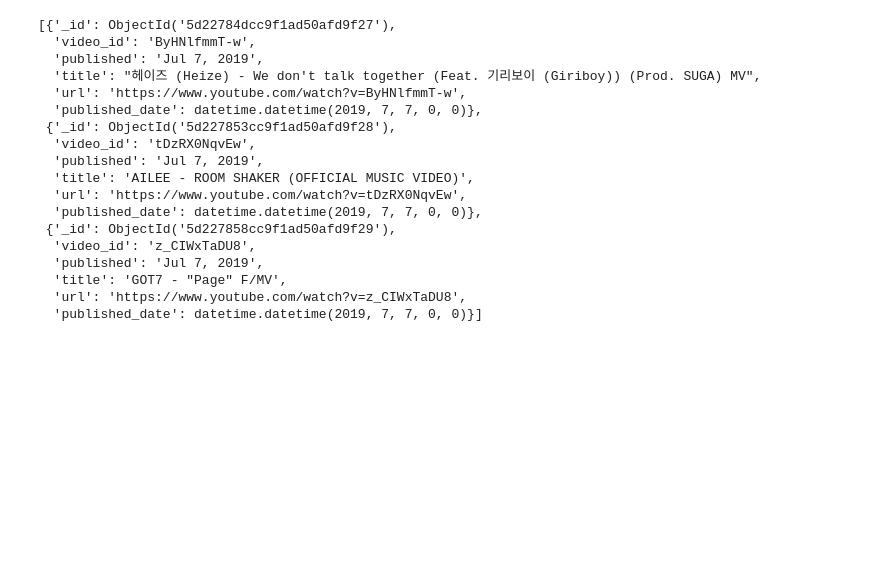
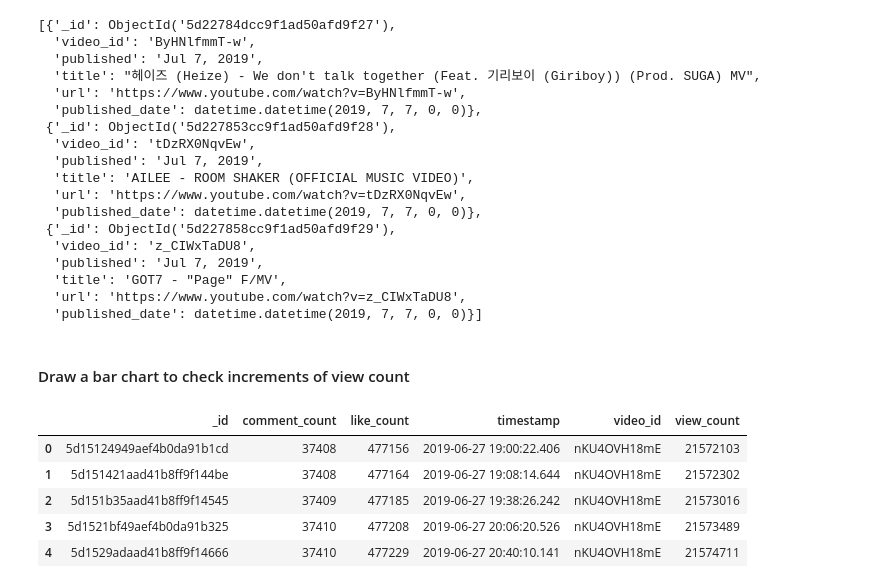
Before and after one commit to Teosoft7/hit_or_not, a Jupyter notebook: eda/data_understanding.ipynb, the cells around one changed output. Cells and saved outputs as stored; diff of their text form; code cells hidden in the pictures; blank space fills up the shorter version.

Commit message:
add analysis for view_count by day to notebook

```diff
--- a/eda/data_understanding.ipynb
+++ b/eda/data_understanding.ipynb
@@ -747,3 +748,20 @@ videos[:3]
   'title': 'GOT7 - "Page" F/MV',
   'url': 'https://www.youtube.com/watch?v=z_CIWxTaDU8',
   'published_date': datetime.datetime(2019, 7, 7, 0, 0)}]
+# %% [markdown]
+#### Draw a bar chart to check increments of view count
+# %%
+# select a video from videos
+video = videos[200]
+# %%
+# get view_counts
+view_counts = get_view_counts(video['video_id'])
+# %%
+view_counts.head()
+# %% [output]
+|  | _id | comment_count | like_count | timestamp | video_id | view_count |
+| 0 | 5d15124949aef4b0da91b1cd | 37408 | 477156 | 2019-06-27 19:00:22.406 | nKU4OVH18mE | 21572103 |
+| 1 | 5d151421aad41b8ff9f144be | 37408 | 477164 | 2019-06-27 19:08:14.644 | nKU4OVH18mE | 21572302 |
+| 2 | 5d151b35aad41b8ff9f14545 | 37409 | 477185 | 2019-06-27 19:38:26.242 | nKU4OVH18mE | 21573016 |
+| 3 | 5d1521bf49aef4b0da91b325 | 37410 | 477208 | 2019-06-27 20:06:20.526 | nKU4OVH18mE | 21573489 |
+| 4 | 5d1529adaad41b8ff9f14666 | 37410 | 477229 | 2019-06-27 20:40:10.141 | nKU4OVH18mE | 21574711 |
```
Also changed, not shown: parts of 7 cells of this notebook.
